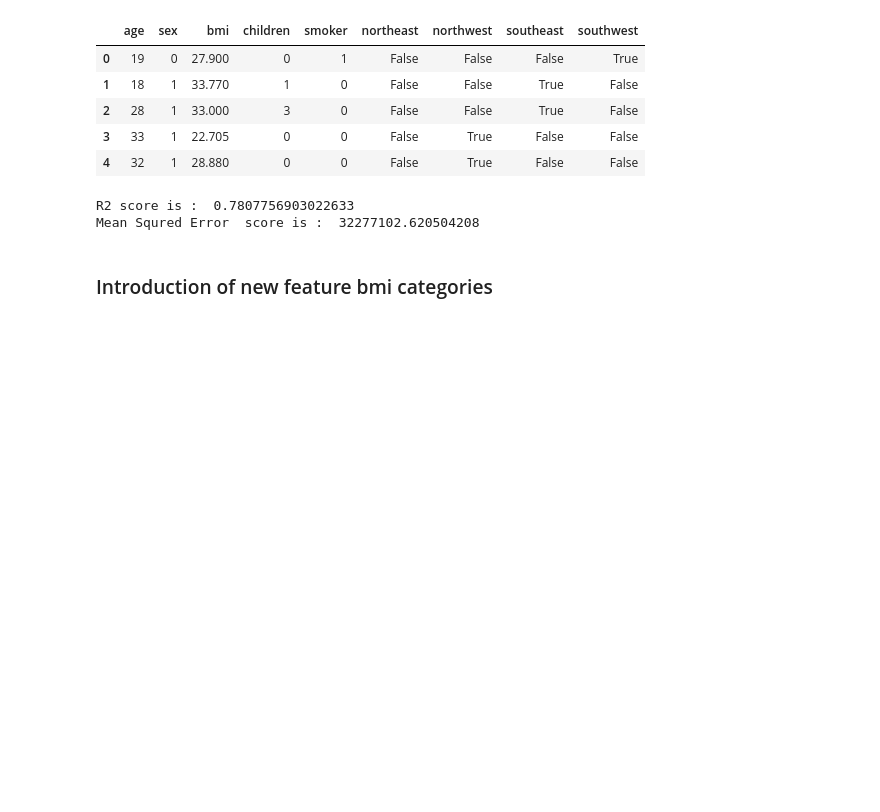
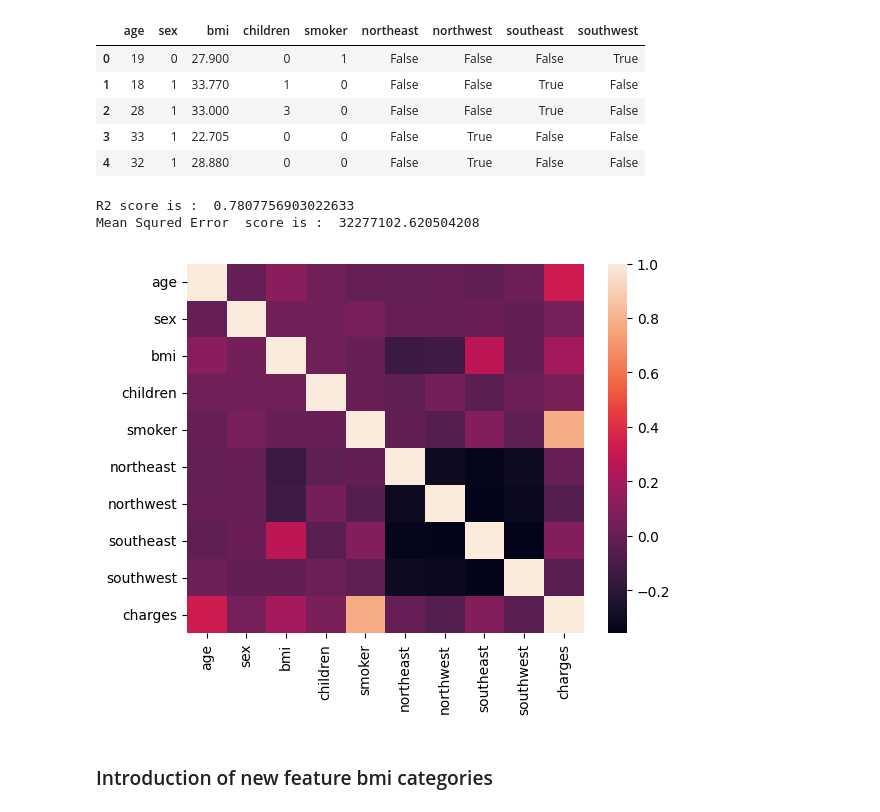
Before and after one commit to swapnashis/Intro_to_AI-BKIAC, a Jupyter notebook: Assignment-2B/assignment_2B_insurance.ipynb, the cells around one changed output. Drawn from its saved outputs; the diff is of its cells as text; code cells hidden in the pictures; blank space fills up the shorter version.

```diff
--- a/Assignment-2B/assignment_2B_insurance.ipynb
+++ b/Assignment-2B/assignment_2B_insurance.ipynb
@@ -115,8 +115,10 @@ metricScore(y_test, y_hat)
 R2 score is :  0.7807756903022633
 Mean Squred Error  score is :  32277102.620504208
 # %%
-# sns.heatmap(pd.concat([X_train,y_train],axis=1).corr())
-# plt.show()
+sns.heatmap(pd.concat([X_train,y_train],axis=1).corr())
+plt.show()
+# %% [output]
+[figure, added]
 # %% [markdown]
 ### Introduction of new feature bmi categories
 # %%
```
Also changed, not shown: parts of 3 cells of this notebook, 2 other files.
